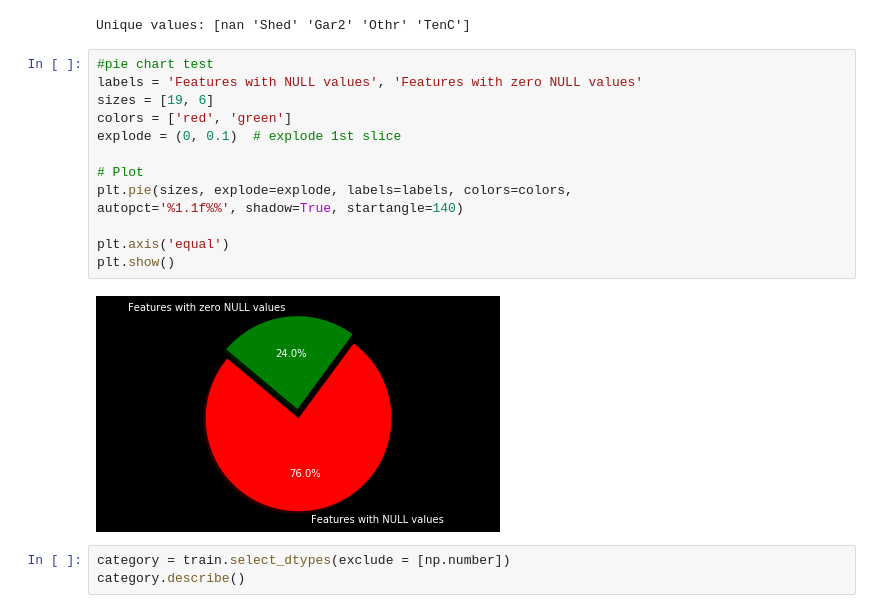
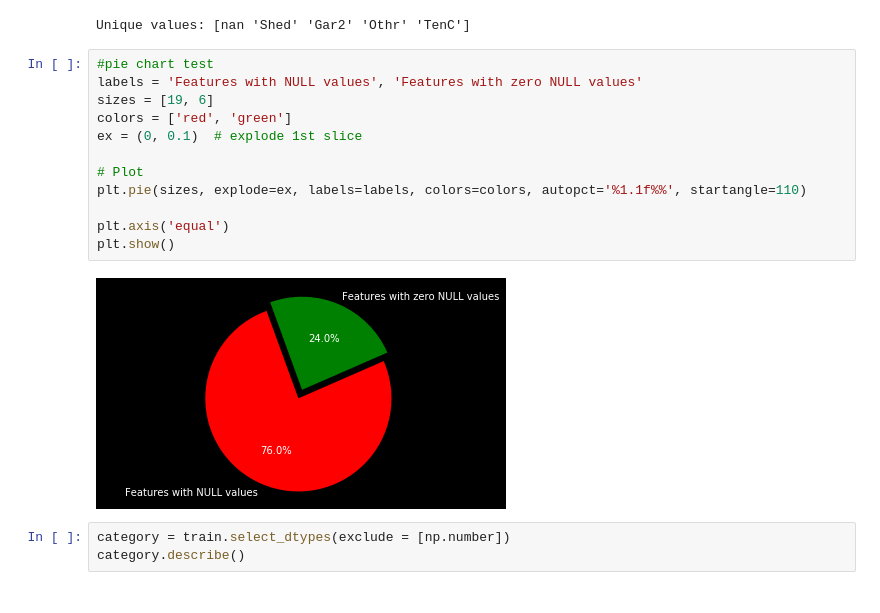
Before and after one commit to marcovalle2000/group24_housing, a Jupyter notebook: 07_02.ipynb, the cells around one changed output. Cells and saved outputs as stored; diff of their text form.

```diff
--- a/07_02.ipynb
+++ b/07_02.ipynb
@@ -194,18 +194,17 @@ Unique values: [nan 'Shed' 'Gar2' 'Othr' 'TenC']
 # %%
 #pie chart test
 labels = 'Features with NULL values', 'Features with zero NULL values'
 sizes = [19, 6]
 colors = ['red', 'green']
-explode = (0, 0.1)  # explode 1st slice
+ex = (0, 0.1)  # explode 1st slice
 
 # Plot
-plt.pie(sizes, explode=explode, labels=labels, colors=colors,
-autopct='%1.1f%%', shadow=True, startangle=140)
+plt.pie(sizes, explode=ex, labels=labels, colors=colors, autopct='%1.1f%%', startangle=110)
 
 plt.axis('equal')
 plt.show()
 # %% [output]
-[figure, old version]
+[figure, new version]
 # %%
 category = train.select_dtypes(exclude = [np.number])
 category.describe()
```
